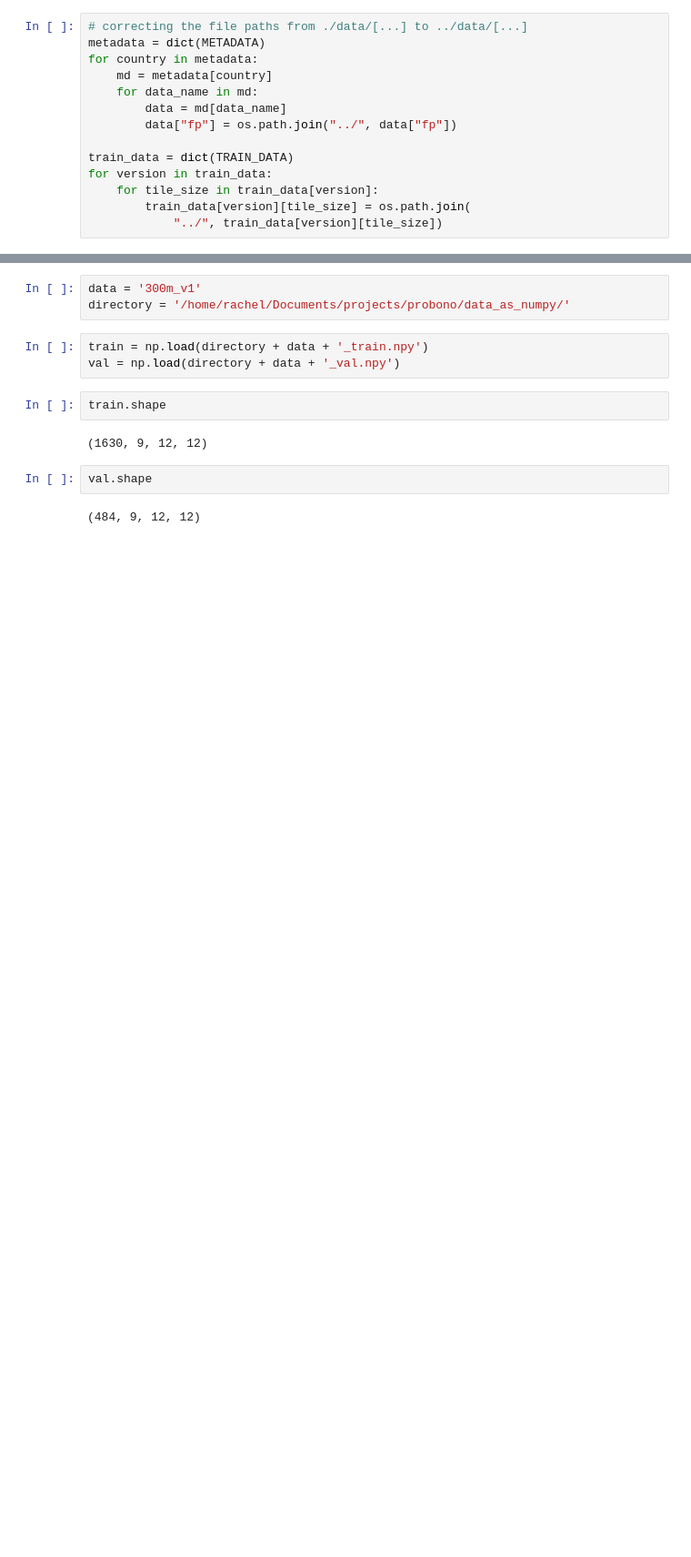
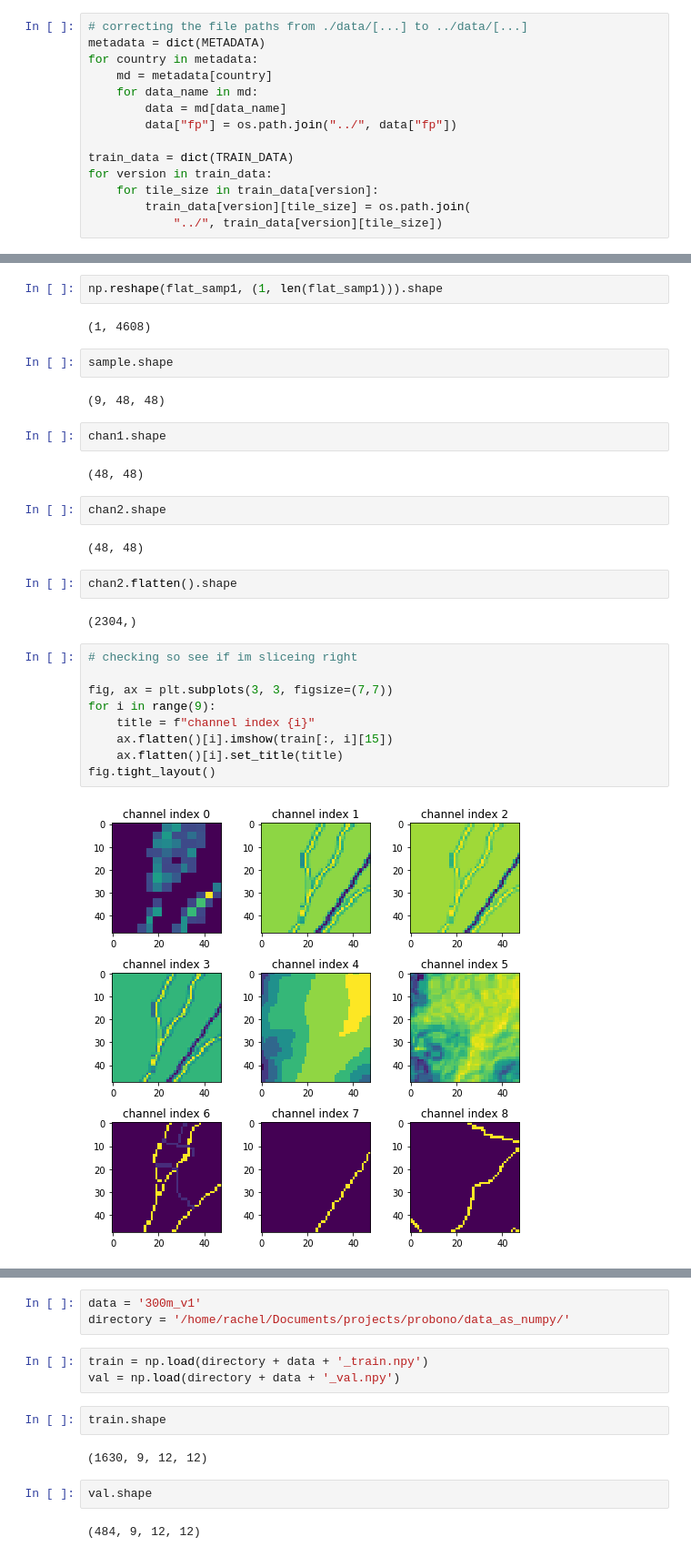
Before and after one commit to narthnil/b2p-siteident, a Jupyter notebook: notebooks/baseline_models.ipynb, the cells around one changed output, grey strips where cells are left out. Shown: that part at 91% size. Drawn from its saved outputs; the diff is of its cells as text; blank space fills up the shorter version.

```diff
--- a/notebooks/baseline_models.ipynb
+++ b/notebooks/baseline_models.ipynb
@@ -103,0 +242,31 @@ MODALITIES = 'all'  # or 'limited'
+# %%
+np.reshape(flat_samp1, (1, len(flat_samp1))).shape
+# %% [output]
+(1, 4608)
+# %%
+sample.shape
+# %% [output]
+(9, 48, 48)
+# %%
+chan1.shape
+# %% [output]
+(48, 48)
+# %%
+chan2.shape
+# %% [output]
+(48, 48)
+# %%
+chan2.flatten().shape
+# %% [output]
+(2304,)
+# %%
+# checking so see if im sliceing right
+
+fig, ax = plt.subplots(3, 3, figsize=(7,7))
+for i in range(9):
+    title = f"channel index {i}"
+    ax.flatten()[i].imshow(train[:, i][15])
+    ax.flatten()[i].set_title(title)
+fig.tight_layout()
+# %% [output]
+[figure, added]
```
Also changed, not shown: parts of 19 cells of this notebook, 1 other file.
